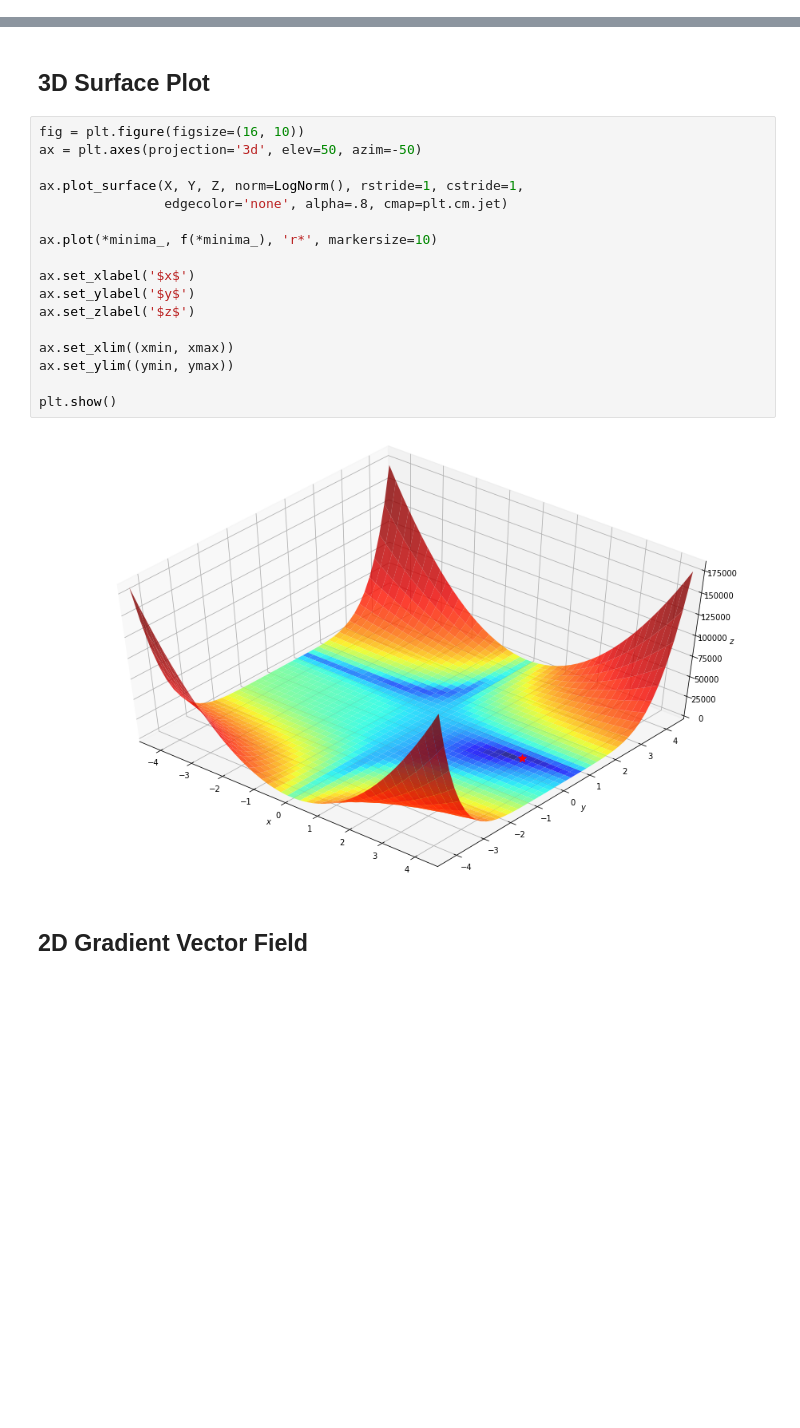
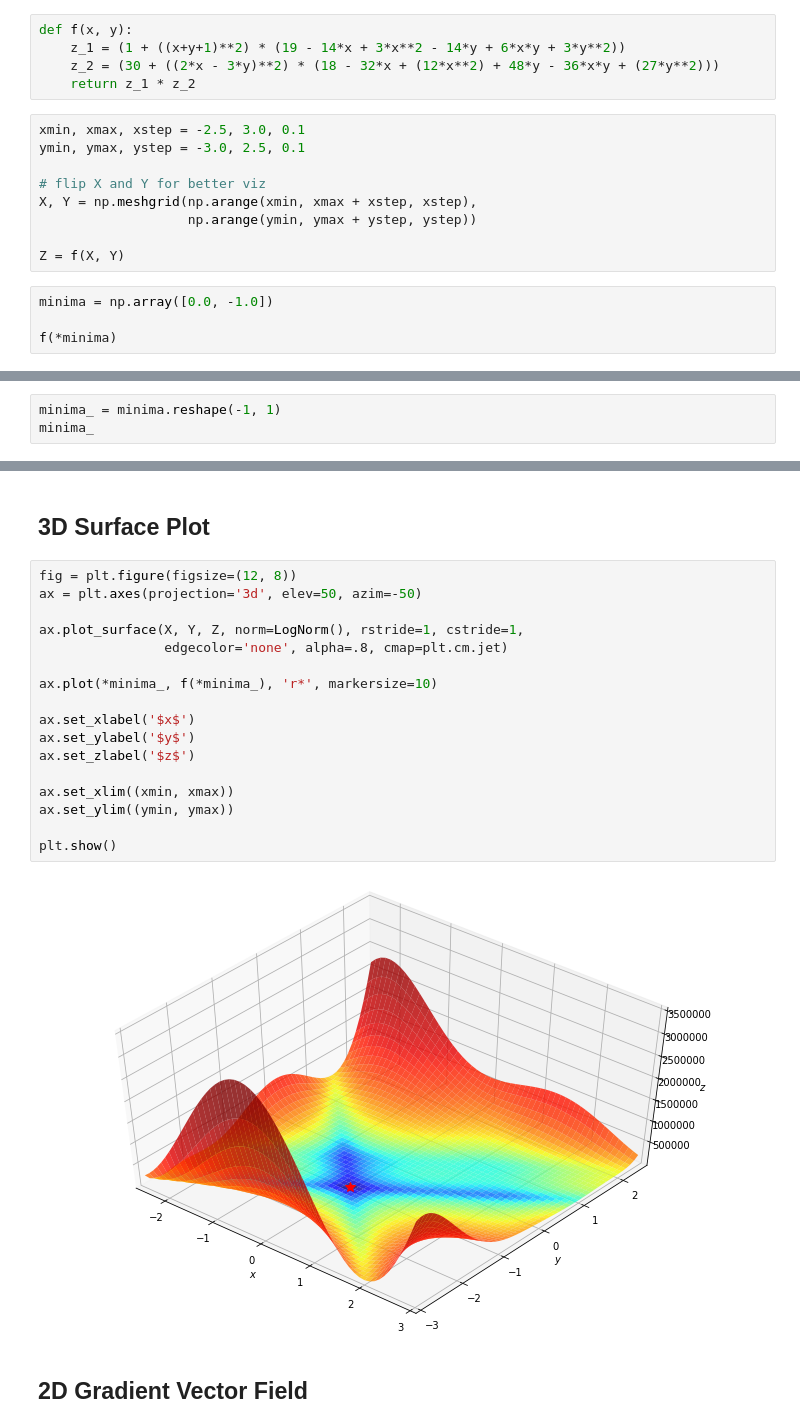
Before and after one commit to ryanlyn/metaheuristic-optimisation, a Jupyter notebook: 0_optimisation_eval_pipeline.ipynb, the cells around one changed output, grey strips where cells are left out. Saved outputs shown, nothing was run; the diff lists cells and outputs as text; blank space fills up the shorter version.

```diff
--- a/0_optimisation_eval_pipeline.ipynb
+++ b/0_optimisation_eval_pipeline.ipynb
@@ -54,0 +61,18 @@ array([0.])
+# %%
+def f(x, y):
+    z_1 = (1 + ((x+y+1)**2) * (19 - 14*x + 3*x**2 - 14*y + 6*x*y + 3*y**2))
+    z_2 = (30 + ((2*x - 3*y)**2) * (18 - 32*x + (12*x**2) + 48*y - 36*x*y + (27*y**2)))
+    return z_1 * z_2
+# %%
+xmin, xmax, xstep = -2.5, 3.0, 0.1
+ymin, ymax, ystep = -3.0, 2.5, 0.1
+
+# flip X and Y for better viz
+X, Y = np.meshgrid(np.arange(xmin, xmax + xstep, xstep),
+                   np.arange(ymin, ymax + ystep, ystep))
+
+Z = f(X, Y)
+# %%
+minima = np.array([0.0, -1.0])
+
+f(*minima)
@@ -54,0 +81,3 @@ array([0.])
+# %%
+minima_ = minima.reshape(-1, 1)
+minima_
@@ -55,24 +89,24 @@ array([0.])
 # %% [markdown]
 ## 3D Surface Plot
 # %%
-fig = plt.figure(figsize=(16, 10))
+fig = plt.figure(figsize=(12, 8))
 ax = plt.axes(projection='3d', elev=50, azim=-50)
 
 ax.plot_surface(X, Y, Z, norm=LogNorm(), rstride=1, cstride=1,
                 edgecolor='none', alpha=.8, cmap=plt.cm.jet)
 
 ax.plot(*minima_, f(*minima_), 'r*', markersize=10)
 
 ax.set_xlabel('$x$')
 ax.set_ylabel('$y$')
 ax.set_zlabel('$z$')
 
 ax.set_xlim((xmin, xmax))
 ax.set_ylim((ymin, ymax))
 
 plt.show()
 # %% [output]
-[figure, old version]
+[figure, new version]
 # %% [markdown]
 ## 2D Gradient Vector Field
 # %%
```
Also changed, not shown: parts of 22 cells of this notebook.
